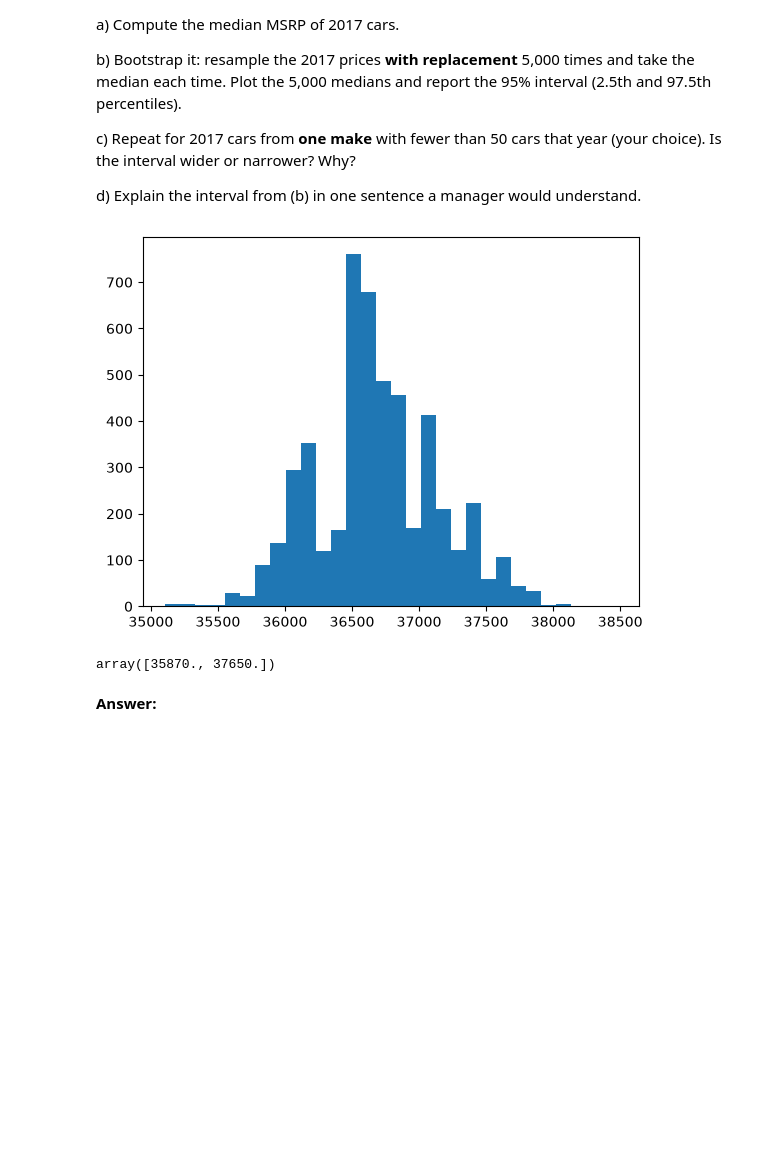
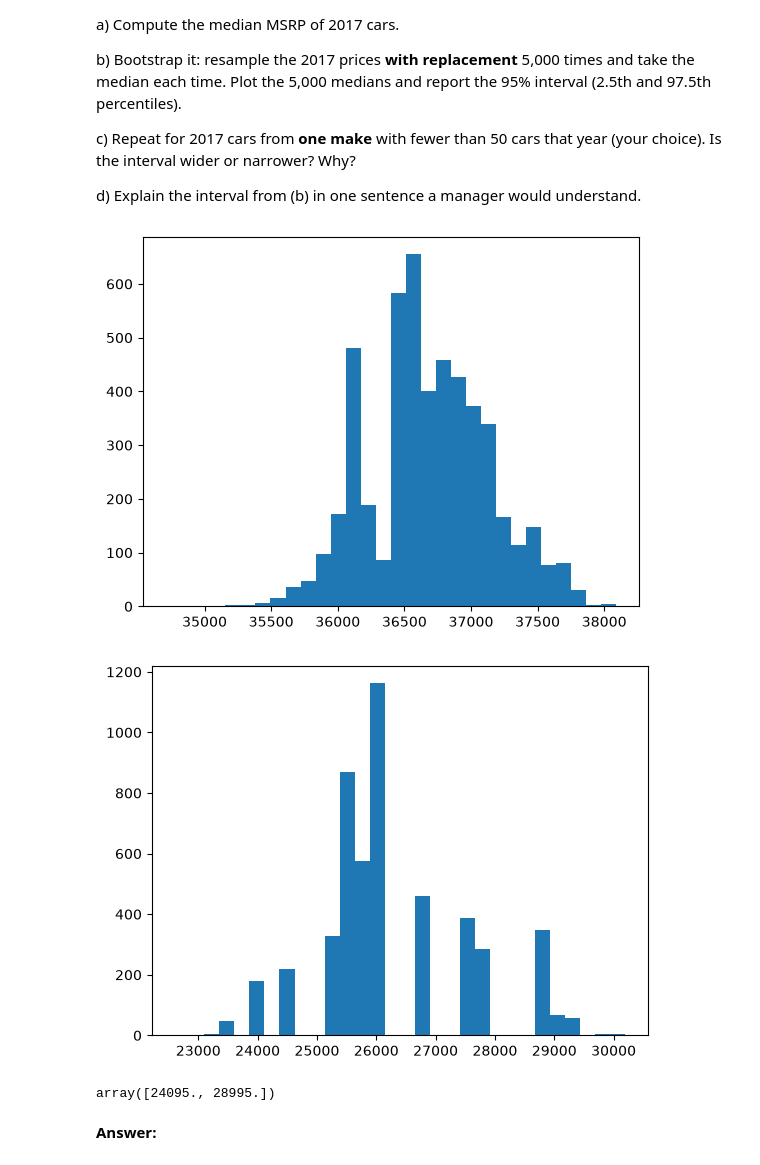
Before and after one commit to CUNYTechPrep/ds-fall-2026, a Jupyter notebook: Week-05-Business-Stats-Analytics/exercise/Abel_Tapia_week_6_excercise.ipynb, the cells around one changed output. Cells and saved outputs as stored; diff of their text form; code cells hidden in the pictures; blank space fills up the shorter version.

```diff
--- a/Week-05-Business-Stats-Analytics/exercise/Abel_Tapia_week_6_excercise.ipynb
+++ b/Week-05-Business-Stats-Analytics/exercise/Abel_Tapia_week_6_excercise.ipynb
@@ -239,34 +239,50 @@ d) Explain the interval from (b) in one sentence a manager would understand.
 # %%
 def bootstrap_median(values, n_boot=5000):
     """Return an array of n_boot bootstrap medians."""
     # hint: rng.choice(values, size=len(values), replace=True)
     pass
 
 # a, b)
     cars_2017 = clean[clean['year'] == 2017]
     median_msrp = cars_2017['msrp'].median()
 
     medians = []
 
     for i in range(n_boot):
         sample = rng.choice(values, size=len(values), replace=True)
         median = np.median(sample)
         medians.append(median)
 
     return np.array(medians)
 
+cars_2017 = clean[clean['year'] == 2017]
+
 prices_2017 = cars_2017['msrp'].to_numpy()
 
 boot_median = bootstrap_median(prices_2017)
 
 plt.hist(boot_median, bins=30)
 plt.show()
 
 np.percentile(boot_median, [2.5, 97.5])
 # c)
+cars_2017['make'].value_counts()
+
+subaru_2017 = cars_2017[cars_2017['make'] == 'Subaru']
+subaru_prices = subaru_2017['msrp'].to_numpy()
+
+subaru_boot_medians = bootstrap_median(subaru_prices)
+plt.hist(subaru_boot_medians, bins=30)
+plt.show()
+
+np.percentile(subaru_boot_medians, [2.5, 97.5])
+
+#d
+# We are 95% confident that the median price of 2017 cars is between $23,995 and $28,995.
 # %% [output]
-[figure, old version]
+[figure, new version]
+[figure, added]
-array([35870., 37650.])
+array([24095., 28995.])
 # %% [markdown]
 **Answer:**
 # %% [markdown]
```
Also changed, not shown: parts of 7 cells of this notebook.
